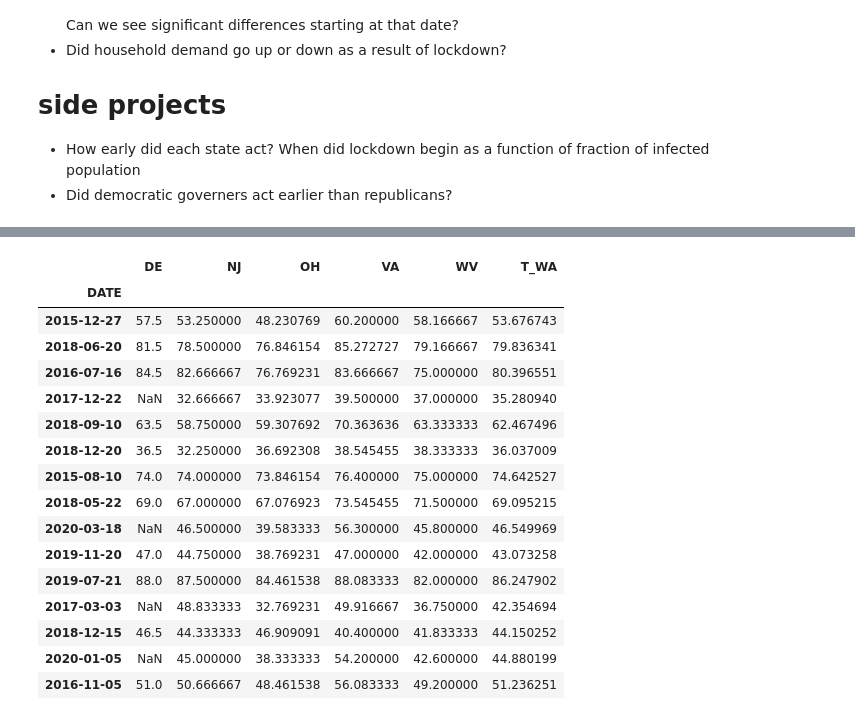
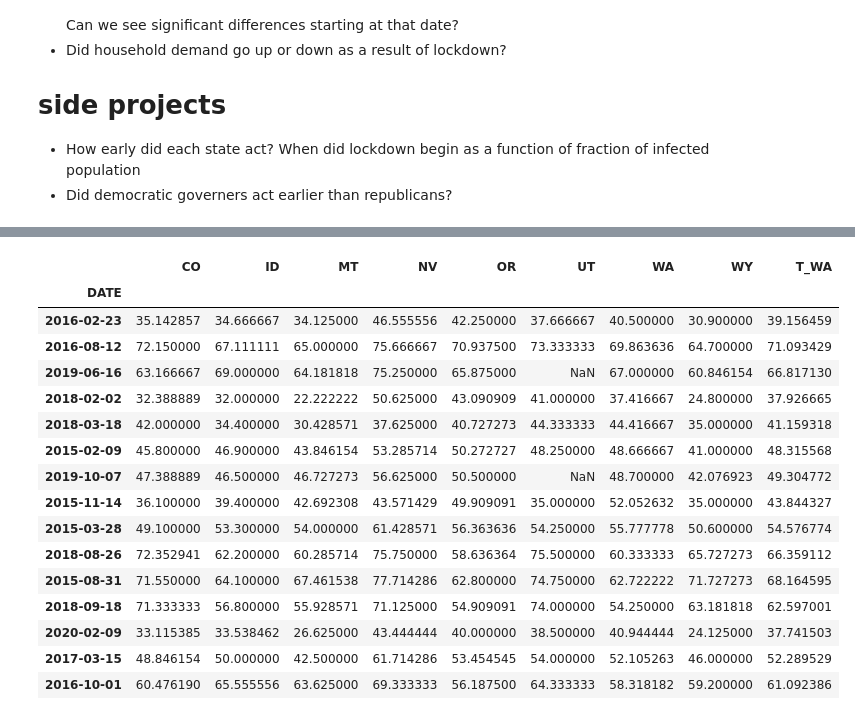
Before and after one commit to emapple/social, a Jupyter notebook: utils/model_tools.ipynb, the cells around one changed output, grey strips where cells are left out. Cells and saved outputs as stored; diff of their text form; code cells hidden in the pictures.

```diff
--- a/utils/model_tools.ipynb
+++ b/utils/model_tools.ipynb
@@ -136,51 +126,52 @@ def weighted_temperature(region):
     for state in states:
         filepath_15to19 = f"{DATA_DIR}" + "/" + state + "_2015-2019_raw.csv"
         filepath_2020 = f"{DATA_DIR}" + "/" + state + "_2020_raw.csv"
-        T_train = pd.read_csv(filepath_15to19, index_col = 'DATE', parse_dates = True) #2015-2019 data
-        T_test = pd.read_csv(filepath_2020, index_col = 'DATE', parse_dates = True) #2020 data
-        T_all = T_train.append(T_test) # 2015-2020 data
+        T_till_2019 = pd.read_csv(filepath_15to19, index_col = 'DATE', parse_dates = True) #2015-2019 data
+        T_2020 = pd.read_csv(filepath_2020, index_col = 'DATE', parse_dates = True) #2020 data
+        T_all = T_till_2019.append(T_2020) # 2015-2020 data
         T_all.dropna(inplace = True) #dropping some missing entries
         T_all.rename(columns = {'MEAN_T': f'{state}'}, inplace = True)
         df_list.append(T_all)
 
-    try:
-        df = pd.concat(df_list, axis = 1)
-        def weighted_average(row):
-            wm = 0
-            tot_pop = 0
-            for col in row.index:
-                if not pd.isnull(row[col]):
-                    wm += row[col]*df_states.loc[col].Population
-                    tot_pop += df_states.loc[col].Population
-            return wm/tot_pop
+    df = pd.concat(df_list, axis = 1)
 
-        df['T_WA'] = df.apply(weighted_average, axis = 1)
-        df.to_csv(f'{DATA_DIR}' + "/" + f'Regional_{region}_2015-2020.csv') # stores it in a file
-        return df
+    def weighted_average(row):
+        """ Calculates Popoulation weighted Average of Temperature.
 
-    except ValueError:
-        print(f'Problem in {region}')
-        for frame in df_list:
-            print(f'{frame.shape}')
+        Missing Temperature values ignored while calculating weights"""
+
+        wm = 0 # weighted mean
+        tot_pop = 0 #Population of states with available Temperature data in a particular row
+
+        for col in row.index:
+            if not pd.isnull(row[col]):
+                wm += row[col]*df_states.loc[col].Population
+                tot_pop += df_states.loc[col].Population
+        return wm/tot_pop
+
+    df['T_WA'] = df.apply(weighted_average, axis = 1)
+
+    df.to_csv(f'{DATA_DIR}' + "/" + f'Regional_{region}_2015-2020.csv') # stores it in a file
+    return df
 # %%
-weighted_temperature('MIDA').sample(15)
+weighted_temperature('NW').sample(15)
 # %% [output]
-|  | DE | NJ | OH | VA | WV | T_WA |
-| DATE |  |  |  |  |  |  |
-| 2015-12-27 | 57.5 | 53.250000 | 48.230769 | 60.200000 | 58.166667 | 53.676743 |
-| 2018-06-20 | 81.5 | 78.500000 | 76.846154 | 85.272727 | 79.166667 | 79.836341 |
-| 2016-07-16 | 84.5 | 82.666667 | 76.769231 | 83.666667 | 75.000000 | 80.396551 |
-| 2017-12-22 | NaN | 32.666667 | 33.923077 | 39.500000 | 37.000000 | 35.280940 |
-| 2018-09-10 | 63.5 | 58.750000 | 59.307692 | 70.363636 | 63.333333 | 62.467496 |
-| 2018-12-20 | 36.5 | 32.250000 | 36.692308 | 38.545455 | 38.333333 | 36.037009 |
-| 2015-08-10 | 74.0 | 74.000000 | 73.846154 | 76.400000 | 75.000000 | 74.642527 |
-| 2018-05-22 | 69.0 | 67.000000 | 67.076923 | 73.545455 | 71.500000 | 69.095215 |
-| 2020-03-18 | NaN | 46.500000 | 39.583333 | 56.300000 | 45.800000 | 46.549969 |
-| 2019-11-20 | 47.0 | 44.750000 | 38.769231 | 47.000000 | 42.000000 | 43.073258 |
-| 2019-07-21 | 88.0 | 87.500000 | 84.461538 | 88.083333 | 82.000000 | 86.247902 |
-| 2017-03-03 | NaN | 48.833333 | 32.769231 | 49.916667 | 36.750000 | 42.354694 |
-| 2018-12-15 | 46.5 | 44.333333 | 46.909091 | 40.400000 | 41.833333 | 44.150252 |
-| 2020-01-05 | NaN | 45.000000 | 38.333333 | 54.200000 | 42.600000 | 44.880199 |
-| 2016-11-05 | 51.0 | 50.666667 | 48.461538 | 56.083333 | 49.200000 | 51.236251 |
+|  | CO | ID | MT | NV | OR | UT | WA | WY | T_WA |
+| DATE |  |  |  |  |  |  |  |  |  |
+| 2016-02-23 | 35.142857 | 34.666667 | 34.125000 | 46.555556 | 42.250000 | 37.666667 | 40.500000 | 30.900000 | 39.156459 |
+| 2016-08-12 | 72.150000 | 67.111111 | 65.000000 | 75.666667 | 70.937500 | 73.333333 | 69.863636 | 64.700000 | 71.093429 |
+| 2019-06-16 | 63.166667 | 69.000000 | 64.181818 | 75.250000 | 65.875000 | NaN | 67.000000 | 60.846154 | 66.817130 |
+| 2018-02-02 | 32.388889 | 32.000000 | 22.222222 | 50.625000 | 43.090909 | 41.000000 | 37.416667 | 24.800000 | 37.926665 |
+| 2018-03-18 | 42.000000 | 34.400000 | 30.428571 | 37.625000 | 40.727273 | 44.333333 | 44.416667 | 35.000000 | 41.159318 |
+| 2015-02-09 | 45.800000 | 46.900000 | 43.846154 | 53.285714 | 50.272727 | 48.250000 | 48.666667 | 41.000000 | 48.315568 |
+| 2019-10-07 | 47.388889 | 46.500000 | 46.727273 | 56.625000 | 50.500000 | NaN | 48.700000 | 42.076923 | 49.304772 |
+| 2015-11-14 | 36.100000 | 39.400000 | 42.692308 | 43.571429 | 49.909091 | 35.000000 | 52.052632 | 35.000000 | 43.844327 |
+| 2015-03-28 | 49.100000 | 53.300000 | 54.000000 | 61.428571 | 56.363636 | 54.250000 | 55.777778 | 50.600000 | 54.576774 |
+| 2018-08-26 | 72.352941 | 62.200000 | 60.285714 | 75.750000 | 58.636364 | 75.500000 | 60.333333 | 65.727273 | 66.359112 |
+| 2015-08-31 | 71.550000 | 64.100000 | 67.461538 | 77.714286 | 62.800000 | 74.750000 | 62.722222 | 71.727273 | 68.164595 |
+| 2018-09-18 | 71.333333 | 56.800000 | 55.928571 | 71.125000 | 54.909091 | 74.000000 | 54.250000 | 63.181818 | 62.597001 |
+| 2020-02-09 | 33.115385 | 33.538462 | 26.625000 | 43.444444 | 40.000000 | 38.500000 | 40.944444 | 24.125000 | 37.741503 |
+| 2017-03-15 | 48.846154 | 50.000000 | 42.500000 | 61.714286 | 53.454545 | 54.000000 | 52.105263 | 46.000000 | 52.289529 |
+| 2016-10-01 | 60.476190 | 65.555556 | 63.625000 | 69.333333 | 56.187500 | 64.333333 | 58.318182 | 59.200000 | 61.092386 |
 # %%
 # Generate all the Regional temperature files. Only need to run this once.
```
Also changed, not shown: parts of 16 cells of this notebook, 4 other files.
